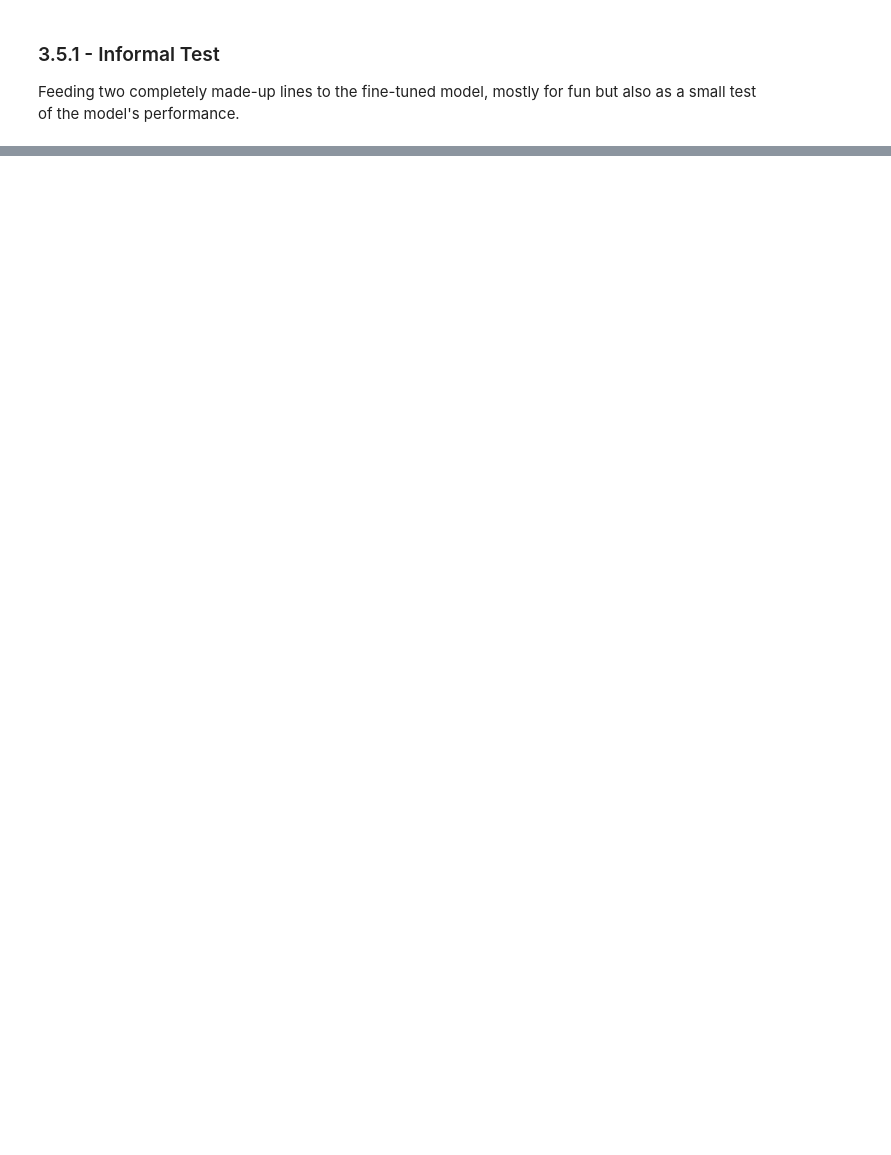
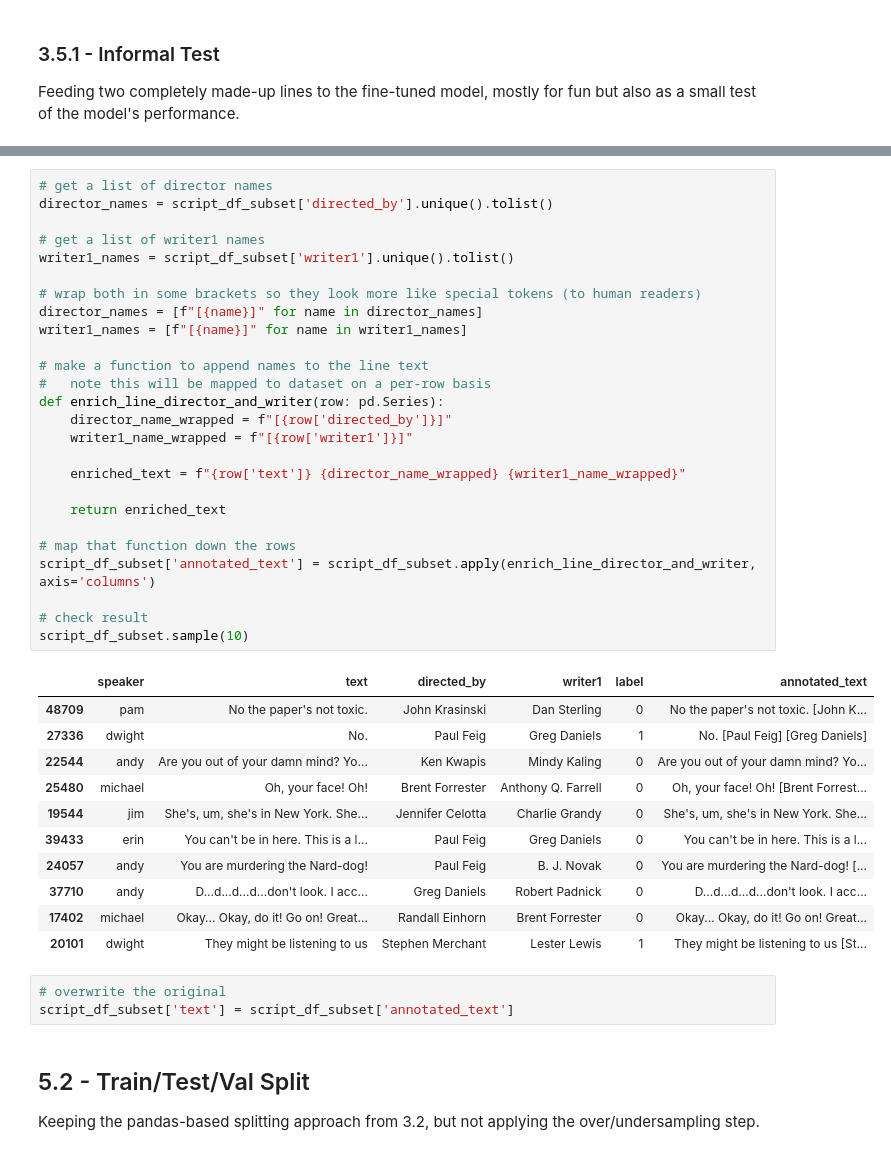
Before and after one commit to Zu1uDe1ta/thats-what-who-said, a Jupyter notebook: 02_transformer_model.ipynb, the cells around one changed output, grey strips where cells are left out. Drawn from its saved outputs; the diff is of its cells as text; blank space fills up the shorter version.

```diff
--- a/02_transformer_model.ipynb
+++ b/02_transformer_model.ipynb
@@ -1404,0 +1974,45 @@ An initial run of this attempt conducted the dataset rebalancing *prior to* the
+# %%
+# get a list of director names
+director_names = script_df_subset['directed_by'].unique().tolist()
+
+# get a list of writer1 names
+writer1_names = script_df_subset['writer1'].unique().tolist()
+
+# wrap both in some brackets so they look more like special tokens (to human readers)
+director_names = [f"[{name}]" for name in director_names]
+writer1_names = [f"[{name}]" for name in writer1_names]
+
+# make a function to append names to the line text
+#   note this will be mapped to dataset on a per-row basis
+def enrich_line_director_and_writer(row: pd.Series):
+    director_name_wrapped = f"[{row['directed_by']}]"
+    writer1_name_wrapped = f"[{row['writer1']}]"
+
+    enriched_text = f"{row['text']} {director_name_wrapped} {writer1_name_wrapped}"
+
+    return enriched_text
+
+# map that function down the rows
+script_df_subset['annotated_text'] = script_df_subset.apply(enrich_line_director_and_writer, axis='columns')
+
+# check result
+script_df_subset.sample(10)
+# %% [output]
+|  | speaker | text | directed_by | writer1 | label | annotated_text |
+| 48709 | pam | No the paper's not toxic. | John Krasinski | Dan Sterling | 0 | No the paper's not toxic. [John K... |
+| 27336 | dwight | No. | Paul Feig | Greg Daniels | 1 | No. [Paul Feig] [Greg Daniels] |
+| 22544 | andy | Are you out of your damn mind? Yo... | Ken Kwapis | Mindy Kaling | 0 | Are you out of your damn mind? Yo... |
+| 25480 | michael | Oh, your face! Oh! | Brent Forrester | Anthony Q. Farrell | 0 | Oh, your face! Oh! [Brent Forrest... |
+| 19544 | jim | She's, um, she's in New York. She... | Jennifer Celotta | Charlie Grandy | 0 | She's, um, she's in New York. She... |
+| 39433 | erin | You can't be in here. This is a l... | Paul Feig | Greg Daniels | 0 | You can't be in here. This is a l... |
+| 24057 | andy | You are murdering the Nard-dog! | Paul Feig | B. J. Novak | 0 | You are murdering the Nard-dog! [... |
+| 37710 | andy | D...d...d...d...don't look. I acc... | Greg Daniels | Robert Padnick | 0 | D...d...d...d...don't look. I acc... |
+| 17402 | michael | Okay... Okay, do it! Go on! Great... | Randall Einhorn | Brent Forrester | 0 | Okay... Okay, do it! Go on! Great... |
+| 20101 | dwight | They might be listening to us | Stephen Merchant | Lester Lewis | 1 | They might be listening to us [St... |
+# %%
+# overwrite the original
+script_df_subset['text'] = script_df_subset['annotated_text']
+# %% [markdown]
+## 5.2 - Train/Test/Val Split
+
+Keeping the pandas-based splitting approach from 3.2, but not applying the over/undersampling step.
```
Also changed, not shown: parts of 34 cells of this notebook.
